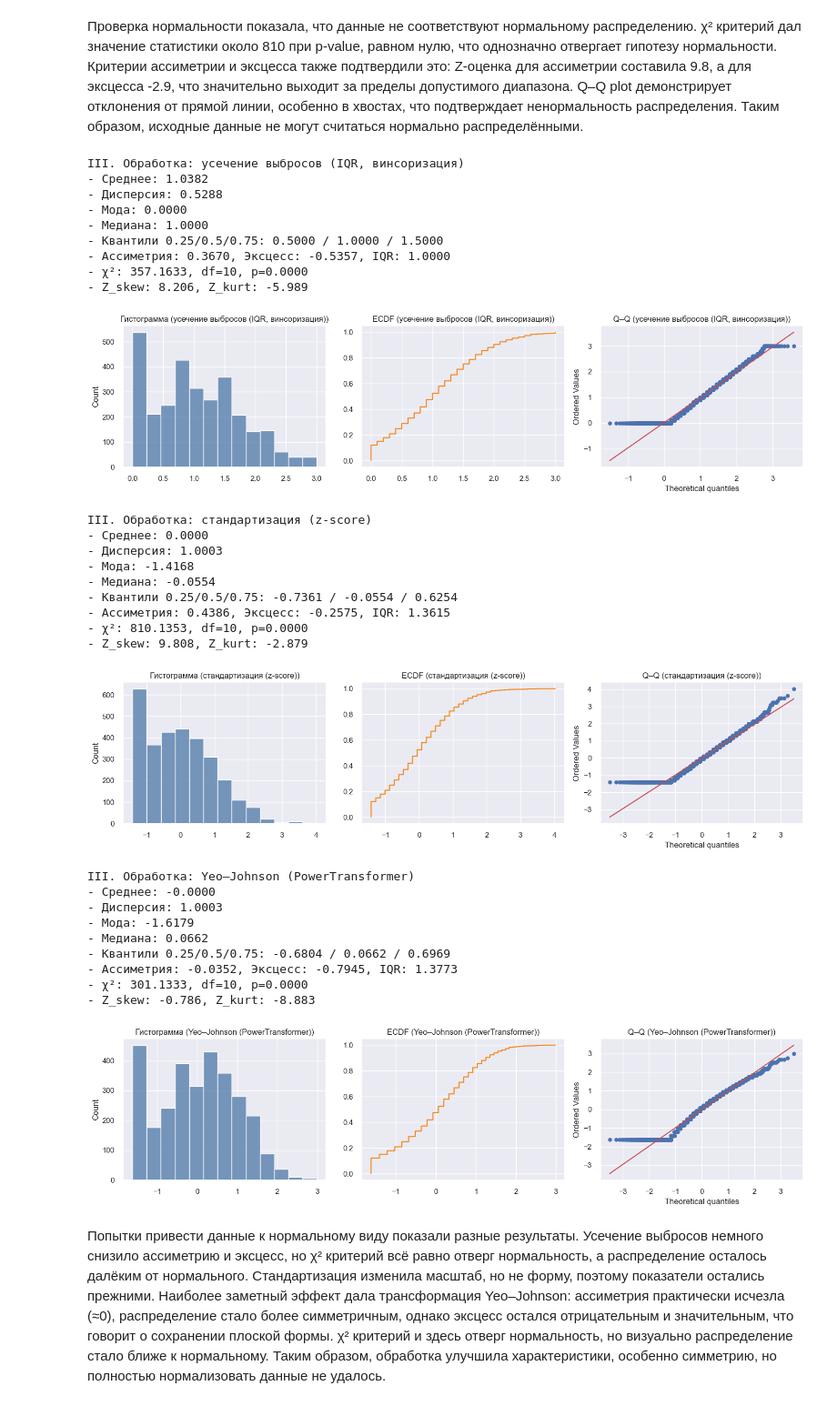
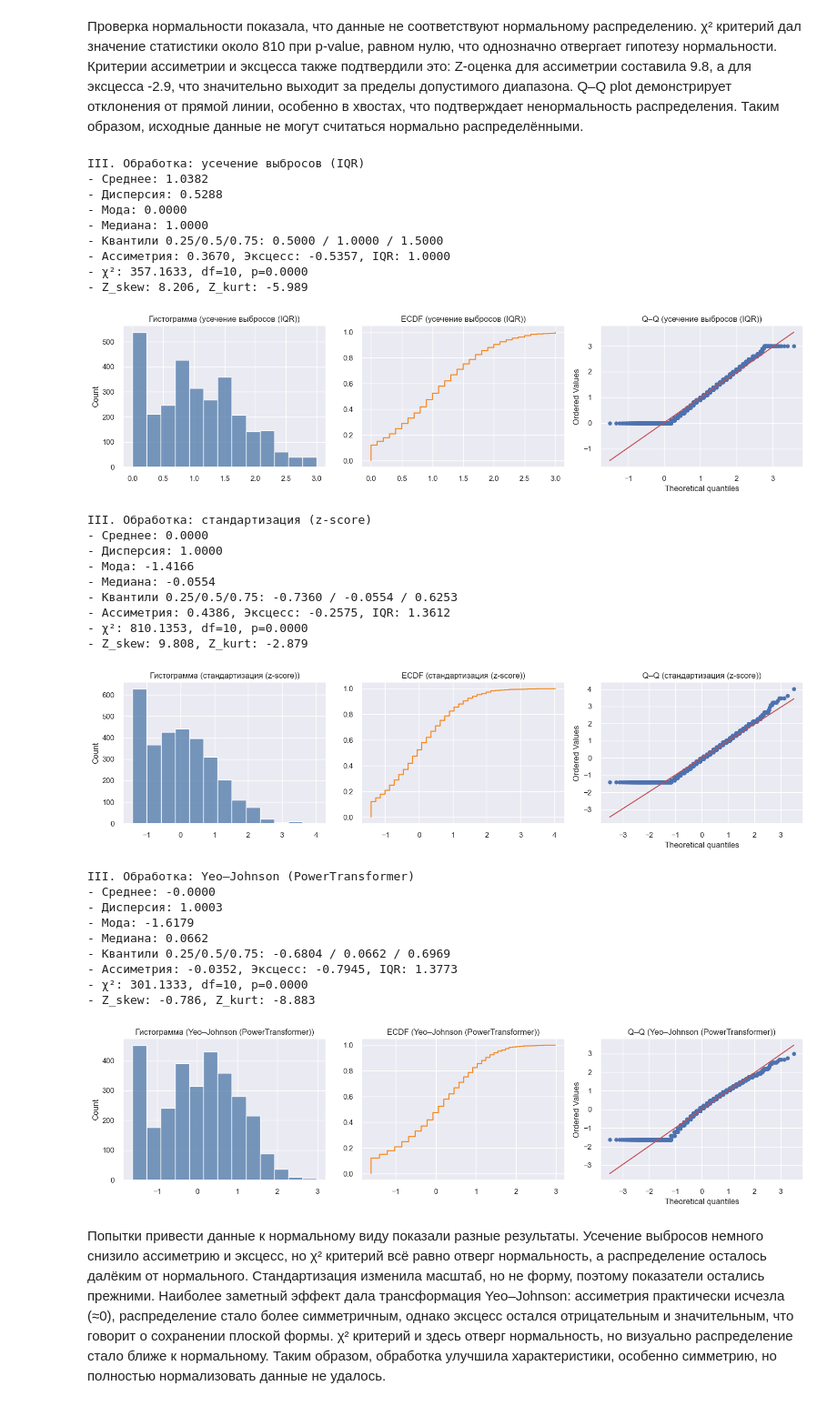
Before and after one commit to poluzerovT/oiad-2-2025, a Jupyter notebook: aleksey-gisich/1.ipynb, the cells around one changed output. Shown at 91% size. Drawn from its saved outputs; the diff is of its cells as text; code cells hidden in the pictures.

```diff
--- a/aleksey-gisich/1.ipynb
+++ b/aleksey-gisich/1.ipynb
@@ -170,9 +170,11 @@ iqr = q3 - q1
 lower, upper = q1 - 1.5 * iqr, q3 + 1.5 * iqr
 x_wins = np.clip(x, lower, upper)
 
-# 2) Стандартизация (z-score)
-scaler = StandardScaler()
-x_std = scaler.fit_transform(x.reshape(-1, 1)).ravel()
+# 2) Стандартизация (z-score) - ручной расчет z = (x - μ) / σ
+mean = np.mean(x)
+std = np.std(x, ddof=1)
+z_manual = (x - mean) / std
+x_std = z_manual
 
 # 3) Логарифмирование (если все > 0)
 if np.all(x > 0):
@@ -243,43 +245,43 @@ def summarize_and_tests(x_new, title=""):
     Z_kurt = kurt / SE_kurt
 
     print(f"- χ²: {chi2_stat:.4f}, df={df_chi}, p={p_chi:.4f}")
     print(f"- Z_skew: {Z_skew:.3f}, Z_kurt: {Z_kurt:.3f}")
 
     # Быстрые графики
     fig, ax = plt.subplots(1, 3, figsize=(15, 4))
     sns.histplot(x_new, bins="sturges", ax=ax[0], color="#4c78a8", edgecolor="white")
     ax[0].set_title(f"Гистограмма ({title})")
     xs = np.sort(x_new); ys = np.arange(1, n + 1) / n
     ax[1].step(xs, ys, where="post", color="#f58518")
     ax[1].set_title(f"ECDF ({title})")
     stats.probplot(x_new, dist=stats.norm, sparams=(mean, np.sqrt(var)), plot=ax[2])
     ax[2].set_title(f"Q–Q ({title})")
     plt.tight_layout(); plt.show()
 
 # Применяем
-summarize_and_tests(x_wins, "усечение выбросов (IQR, винсоризация)")
+summarize_and_tests(x_wins, "усечение выбросов (IQR)")
 summarize_and_tests(x_std, "стандартизация (z-score)")
 if x_log is not None:
     summarize_and_tests(x_log, "логарифмирование (ln)")
 summarize_and_tests(x_yj, "Yeo–Johnson (PowerTransformer)")
 # %% [output]
-III. Обработка: усечение выбросов (IQR, винсоризация)
+III. Обработка: усечение выбросов (IQR)
 - Среднее: 1.0382
 - Дисперсия: 0.5288
 - Мода: 0.0000
 - Медиана: 1.0000
 - Квантили 0.25/0.5/0.75: 0.5000 / 1.0000 / 1.5000
 - Ассиметрия: 0.3670, Эксцесс: -0.5357, IQR: 1.0000
 - χ²: 357.1633, df=10, p=0.0000
 - Z_skew: 8.206, Z_kurt: -5.989
-[figure, old version]
+[figure, new version]
 III. Обработка: стандартизация (z-score)
 - Среднее: 0.0000
-- Дисперсия: 1.0003
-- Мода: -1.4168
+- Дисперсия: 1.0000
+- Мода: -1.4166
 - Медиана: -0.0554
-- Квантили 0.25/0.5/0.75: -0.7361 / -0.0554 / 0.6254
-- Ассиметрия: 0.4386, Эксцесс: -0.2575, IQR: 1.3615
+- Квантили 0.25/0.5/0.75: -0.7360 / -0.0554 / 0.6253
+- Ассиметрия: 0.4386, Эксцесс: -0.2575, IQR: 1.3612
 - χ²: 810.1353, df=10, p=0.0000
 - Z_skew: 9.808, Z_kurt: -2.879
 [figure]
```
Also changed, not shown: parts of 1 cell of this notebook, 4 other files.
